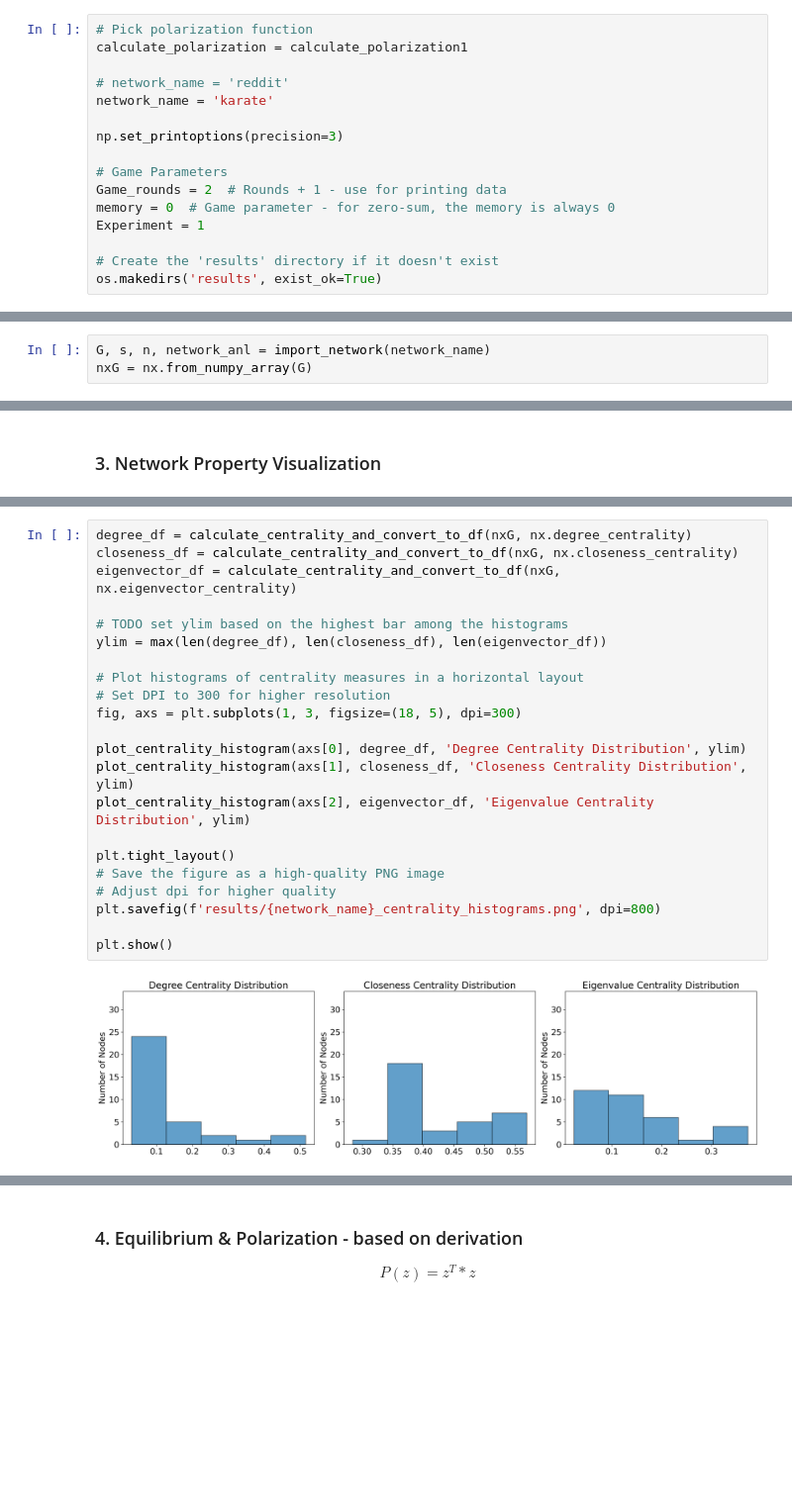
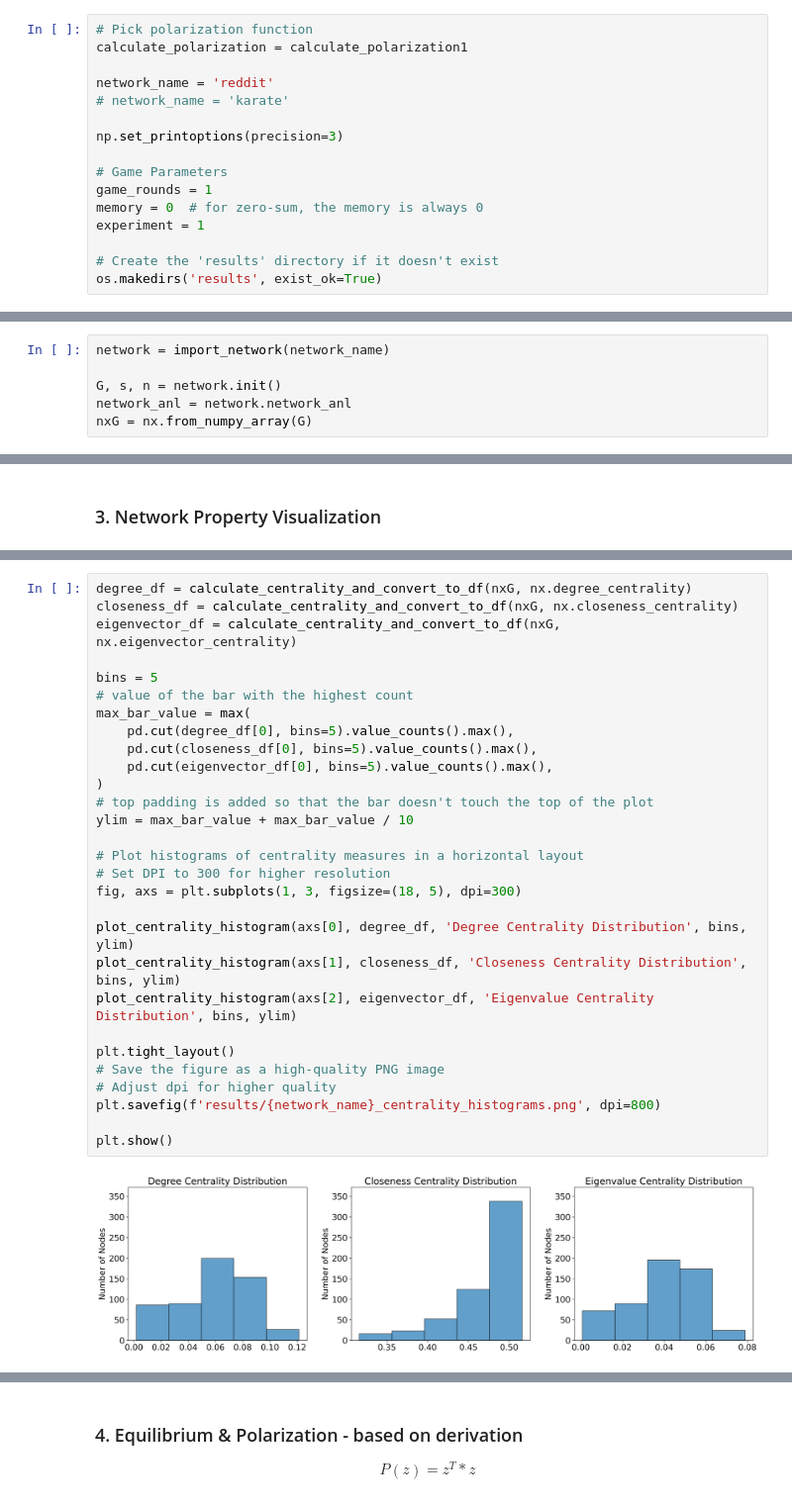
Before and after one commit to xzhan176/Network_Node_Selection, a Jupyter notebook: Python Code/RunFile-ZeroSum_Fictitious_Play.ipynb, the cells around one changed output, grey strips where cells are left out. Shown at 99% size. Saved outputs shown, nothing was run; the diff lists cells and outputs as text; blank space fills up the shorter version.

Commit message:
refactor network import

```diff
--- a/Python Code/RunFile-ZeroSum_Fictitious_Play.ipynb
+++ b/Python Code/RunFile-ZeroSum_Fictitious_Play.ipynb
@@ -28,15 +27,15 @@ from game import Game
 # Pick polarization function
 calculate_polarization = calculate_polarization1
 
-# network_name = 'reddit'
-network_name = 'karate'
+network_name = 'reddit'
+# network_name = 'karate'
 
 np.set_printoptions(precision=3)
 
 # Game Parameters
-Game_rounds = 2  # Rounds + 1 - use for printing data
-memory = 0  # Game parameter - for zero-sum, the memory is always 0
-Experiment = 1
+game_rounds = 1
+memory = 0  # for zero-sum, the memory is always 0
+experiment = 1
 
 # Create the 'results' directory if it doesn't exist
 os.makedirs('results', exist_ok=True)
@@ -44,5 +43,8 @@ os.makedirs('results', exist_ok=True)
 ## Creating Network
 ### 1. Import Network
 # %%
-G, s, n, network_anl = import_network(network_name)
+network = import_network(network_name)
+
+G, s, n = network.init()
+network_anl = network.network_anl
 nxG = nx.from_numpy_array(G)
@@ -138,27 +131,34 @@ Text(0, 0.5, 'Number of Agents')
 # %%
 degree_df = calculate_centrality_and_convert_to_df(nxG, nx.degree_centrality)
 closeness_df = calculate_centrality_and_convert_to_df(nxG, nx.closeness_centrality)
 eigenvector_df = calculate_centrality_and_convert_to_df(nxG, nx.eigenvector_centrality)
 
-# TODO set ylim based on the highest bar among the histograms
-ylim = max(len(degree_df), len(closeness_df), len(eigenvector_df))
+bins = 5
+# value of the bar with the highest count
+max_bar_value = max(
+    pd.cut(degree_df[0], bins=5).value_counts().max(),
+    pd.cut(closeness_df[0], bins=5).value_counts().max(),
+    pd.cut(eigenvector_df[0], bins=5).value_counts().max(),
+)
+# top padding is added so that the bar doesn't touch the top of the plot
+ylim = max_bar_value + max_bar_value / 10
 
 # Plot histograms of centrality measures in a horizontal layout
 # Set DPI to 300 for higher resolution
 fig, axs = plt.subplots(1, 3, figsize=(18, 5), dpi=300)
 
-plot_centrality_histogram(axs[0], degree_df, 'Degree Centrality Distribution', ylim)
-plot_centrality_histogram(axs[1], closeness_df, 'Closeness Centrality Distribution', ylim)
-plot_centrality_histogram(axs[2], eigenvector_df, 'Eigenvalue Centrality Distribution', ylim)
+plot_centrality_histogram(axs[0], degree_df, 'Degree Centrality Distribution', bins, ylim)
+plot_centrality_histogram(axs[1], closeness_df, 'Closeness Centrality Distribution', bins, ylim)
+plot_centrality_histogram(axs[2], eigenvector_df, 'Eigenvalue Centrality Distribution', bins, ylim)
 
 plt.tight_layout()
 # Save the figure as a high-quality PNG image
 # Adjust dpi for higher quality
 plt.savefig(f'results/{network_name}_centrality_histograms.png', dpi=800)
 
 plt.show()
 # %% [output]
-[figure, old version]
+[figure, new version]
 # %%
 # Analyze node feature
 nod_ind = 29  # index of node - start with 0
```
Also changed, not shown: parts of 36 cells of this notebook, 6 other files.
